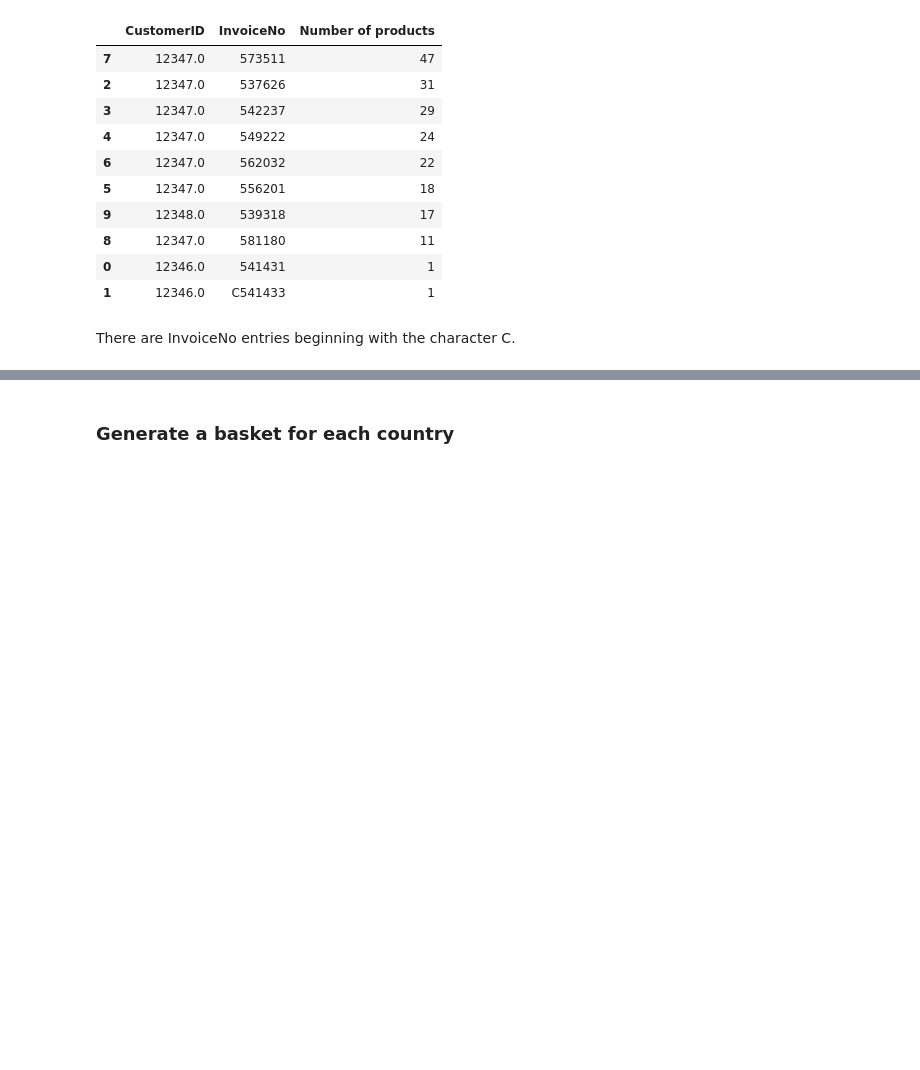
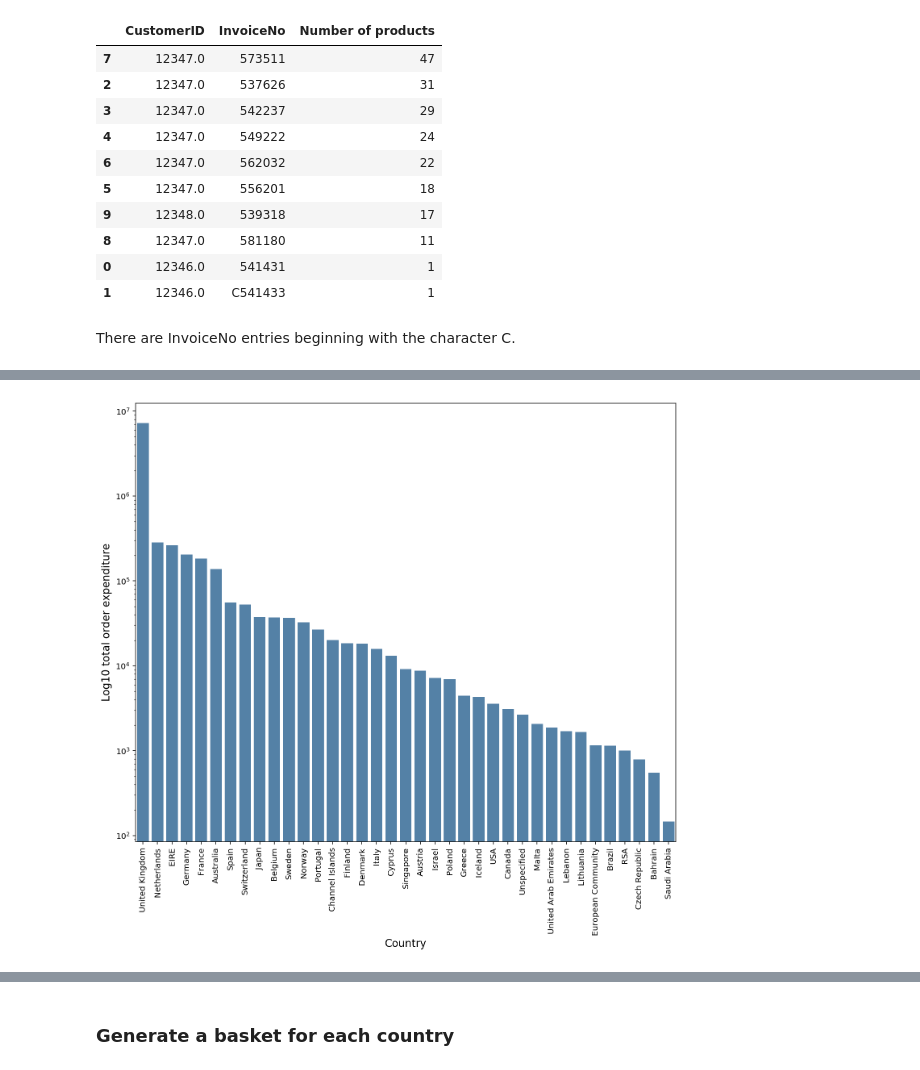
Before and after one commit to scheckley/online-retail, a Jupyter notebook: analysis.ipynb, the cells around one changed output, grey strips where cells are left out. Cells and saved outputs as stored; diff of their text form; code cells hidden in the pictures; blank space fills up the shorter version.

```diff
--- a/analysis.ipynb
+++ b/analysis.ipynb
@@ -223,0 +253,4 @@ There are InvoiceNo entries beginning with the character C.
+# %%
+mask = (~data['StockCode'].str.contains('[0-9]'))
+odd_stock_codes = data.loc[mask] #filter out any stock codes that are numeric to leave the non-standard codes
+odd_stock_codes.head()
@@ -223,0 +299,12 @@ There are InvoiceNo entries beginning with the character C.
+# %%
+grouped  = data.groupby(['Country']).sum()['total_spend'].sort_values(ascending=False)
+
+f, ax = plt.subplots(figsize=(12, 10))
+plt.xticks(rotation='vertical')
+sns.barplot(grouped.index, grouped.values, color='steelblue')
+f.get_axes()[0].set_yscale('log') #I'm using a log scale just for visualisation as the UK dominates the market
+plt.ylabel('Log10 total order expenditure', fontsize=13)
+plt.xlabel('Country', fontsize=13)
+plt.show()
+# %% [output]
+[figure, added]
```
Also changed, not shown: parts of 28 cells of this notebook.
